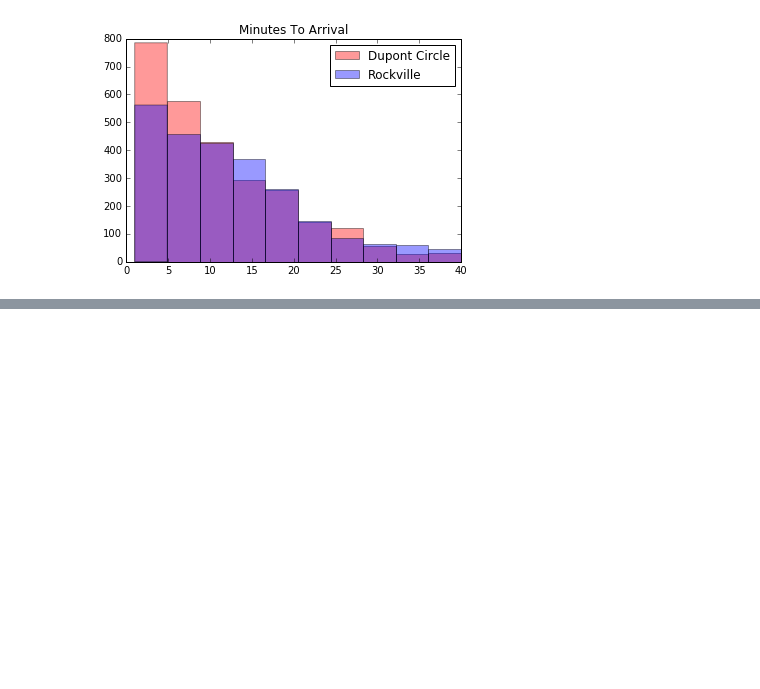
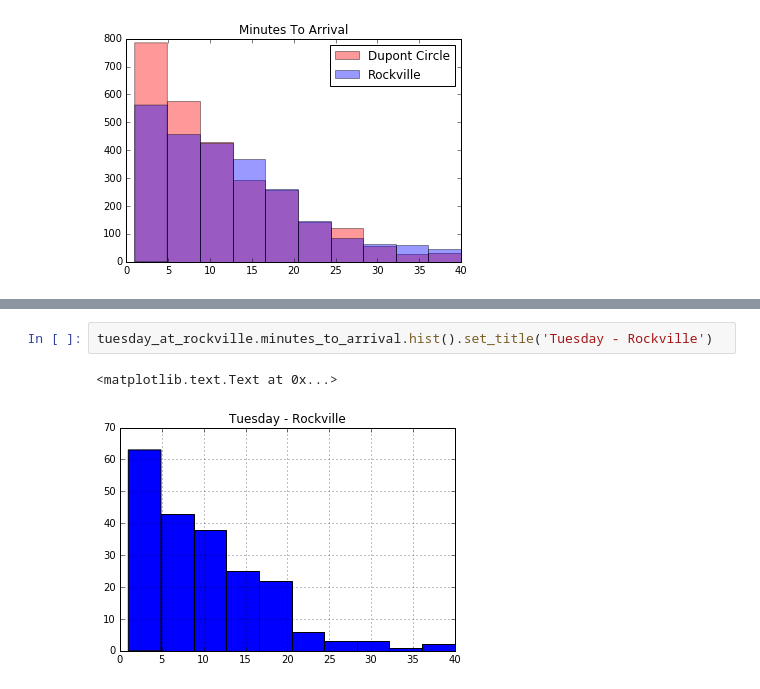
Before and after one commit to josephhaaga/metrowrapper, a Jupyter notebook: munging.ipynb, the cells around one changed output, grey strips where cells are left out. Cells and saved outputs as stored; diff of their text form; blank space fills up the shorter version.

```diff
--- a/munging.ipynb
+++ b/munging.ipynb
@@ -46,0 +64,5 @@ rockvilleDf.describe()
+# %%
+tuesday_at_rockville.minutes_to_arrival.hist().set_title('Tuesday - Rockville')
+# %% [output]
+<matplotlib.text.Text at 0x...>
+[figure, added]
```
Also changed, not shown: parts of 4 cells of this notebook.
